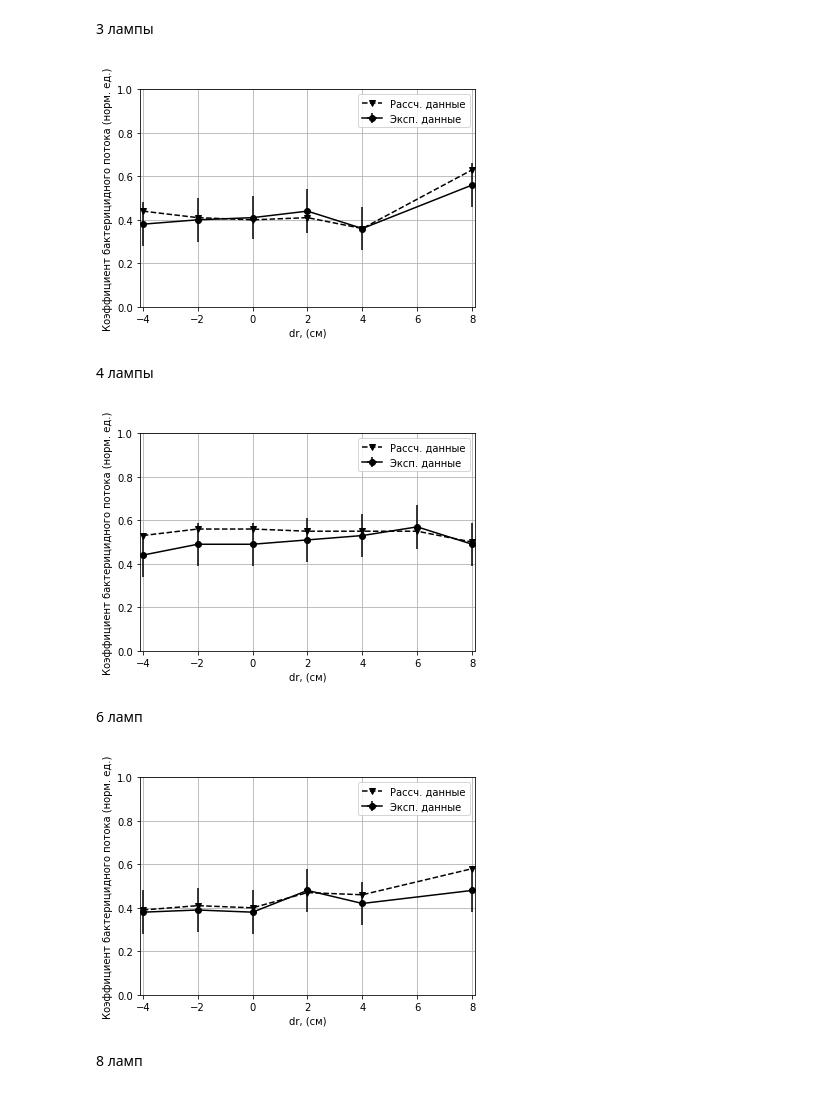
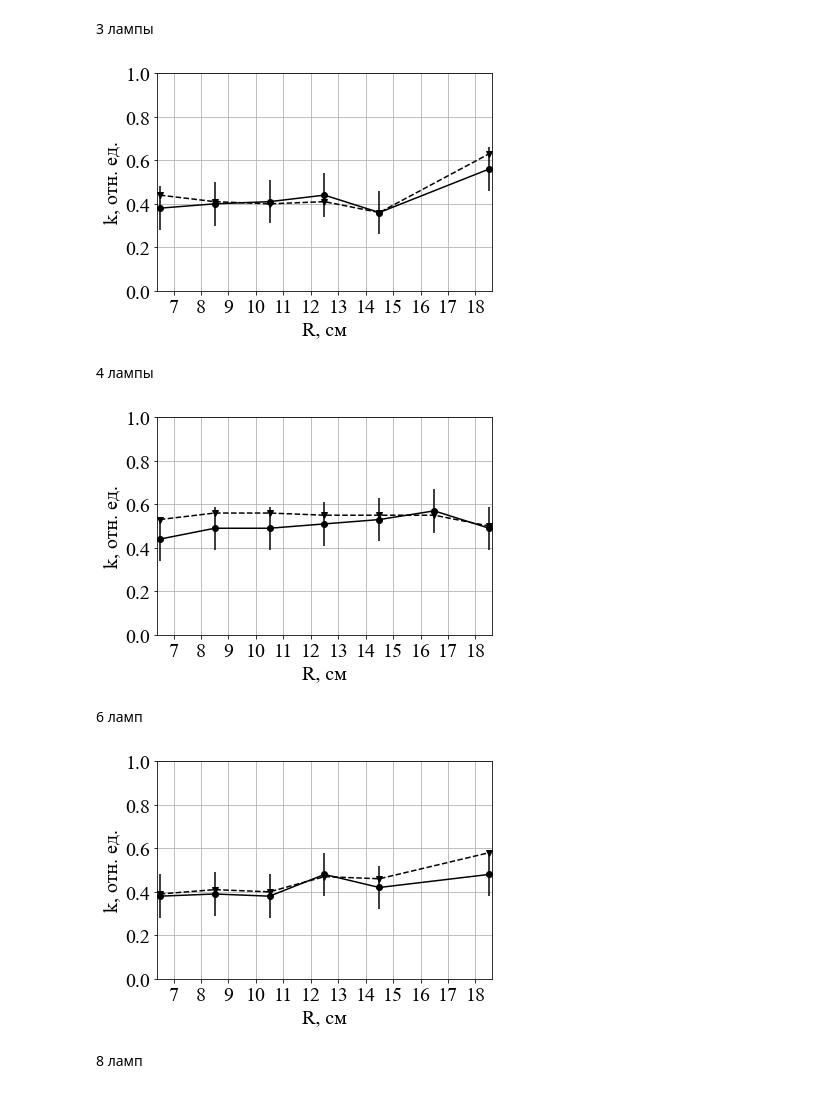
Before and after one commit to AnanasiDiod/Diploma, a Jupyter notebook: UV_field_calc/graph_plot.ipynb, the cells around one changed output. Cells and saved outputs as stored; diff of their text form; code cells hidden in the pictures.

```diff
--- a/UV_field_calc/graph_plot.ipynb
+++ b/UV_field_calc/graph_plot.ipynb
@@ -28,34 +33,40 @@ plt.show()
 # %% [markdown]
 3 лампы
 # %%
+plt.rcParams["font.family"] = 'serif'
+plt.rcParams["font.serif"] = 'times new roman'
+plt.rcParams["font.size"] = '20'
+# trfont = {'fontname':'Times New Roman', 'fontsize': '20'}
 lamps_3_full = {'exp': [0.38, 0.40, 0.41, 0.44, 0.36, 0.56], 'calc': [0.44, 0.41, 0.40, 0.41, 0.36, 0.63]}
 x = [-4, -2, 0, 2, 4, 8]
+x = np.array(x) + 10.5
 
 fig, ax = plt.subplots()
 
 xerr = np.ones(len(x))*0.1
 yerr = np.ones(len(x))*0.1
 
 # ax.errorbar(x, lamps_3_full['exp'], 0.05, 0.1, color = '000')
 ax.errorbar(x, lamps_3_full['exp'], xerr = xerr, yerr = yerr, color = '000', marker = 'o', label='Эксп. данные')
 ax.plot(x, lamps_3_full['calc'], color = '000', linestyle='--', marker = 'v', label='Рассч. данные')
-ax.set_xticks([-4,-2,0,2,4,6,8])
+ax.set_xticks([6,7,8,9,10,11,12,13,14,15,16,17,18])
 ax.set_yticks([0,0.2,0.4,0.6,0.8,1])
-ax.set_xlim(-4.1,8.1)
+ax.set_xlim(x.min() - 0.1, x.max() + 0.1)
 ax.set_ylim(0,1)
-ax.set_xlabel('dr, (см)')
-ax.set_ylabel('Коэффициент бактерицидного потока (норм. ед.)')
-ax.legend()
+ax.set_xlabel('R, см')
+ax.set_ylabel('k, отн. ед.')
+# ax.legend()
 ax.grid(True)
 
 plt.show()
 # %% [output]
-[figure, old version]
+[figure, new version]
 # %% [markdown]
 4 лампы
 # %%
 lamps_4_full = {'exp': [0.44, 0.49, 0.49, 0.51, 0.53, 0.57, 0.49], 'calc': [0.53, 0.56, 0.56, 0.55, 0.55, 0.55, 0.50]}
 x = [-4, -2, 0, 2, 4, 6, 8]
+x = np.array(x) + 10.5
 
 fig, ax = plt.subplots()
 
@@ -65,23 +76,24 @@ yerr = np.ones(len(x))*0.1
 # ax.errorbar(x, lamps_3_full['exp'], 0.05, 0.1, color = '000')
 ax.errorbar(x, lamps_4_full['exp'], xerr = xerr, yerr = yerr, color = '000', marker = 'o', label='Эксп. данные')
 ax.plot(x, lamps_4_full['calc'], color = '000', linestyle='--', marker = 'v', label='Рассч. данные')
-ax.set_xticks([-4,-2,0,2,4,6,8])
+ax.set_xticks([6,7,8,9,10,11,12,13,14,15,16,17,18])
 ax.set_yticks([0,0.2,0.4,0.6,0.8,1])
-ax.set_xlim(-4.1,8.1)
+ax.set_xlim(x.min() - 0.1, x.max() + 0.1)
 ax.set_ylim(0,1)
-ax.set_xlabel('dr, (см)')
-ax.set_ylabel('Коэффициент бактерицидного потока (норм. ед.)')
-ax.legend()
-ax.grid(True)
+ax.set_xlabel('R, см')
+ax.set_ylabel('k, отн. ед.')
+# ax.legend()
+ax.grid()
 
 plt.show()
 # %% [output]
-[figure, old version]
+[figure, new version]
 # %% [markdown]
 6 ламп
 # %%
 lamps_6_full = {'exp': [0.38, 0.39, 0.38, 0.48, 0.42, 0.48], 'calc': [0.39, 0.41, 0.40, 0.47, 0.46, 0.58]}
 x = [-4, -2, 0, 2, 4, 8]
+x = np.array(x) + 10.5
 
 fig, ax = plt.subplots()
 
@@ -91,18 +103,18 @@ yerr = np.ones(len(x))*0.1
 # ax.errorbar(x, lamps_3_full['exp'], 0.05, 0.1, color = '000')
 ax.errorbar(x, lamps_6_full['exp'], xerr = xerr, yerr = yerr, color = '000', marker = 'o', label='Эксп. данные')
 ax.plot(x, lamps_6_full['calc'], color = '000', linestyle='--', marker = 'v', label='Рассч. данные')
-ax.set_xticks([-4,-2,0,2,4,6,8])
+ax.set_xticks([6,7,8,9,10,11,12,13,14,15,16,17,18])
 ax.set_yticks([0,0.2,0.4,0.6,0.8,1])
-ax.set_xlim(-4.1,8.1)
+ax.set_xlim(x.min() - 0.1, x.max() + 0.1)
 ax.set_ylim(0,1)
-ax.set_xlabel('dr, (см)')
-ax.set_ylabel('Коэффициент бактерицидного потока (норм. ед.)')
-ax.legend()
+ax.set_xlabel('R, см')
+ax.set_ylabel('k, отн. ед.')
+# ax.legend()
 ax.grid(True)
 
 plt.show()
 # %% [output]
-[figure, old version]
+[figure, new version]
 # %% [markdown]
 8 ламп
 # %%
```
Also changed, not shown: parts of 3 cells of this notebook, 49 other files.
